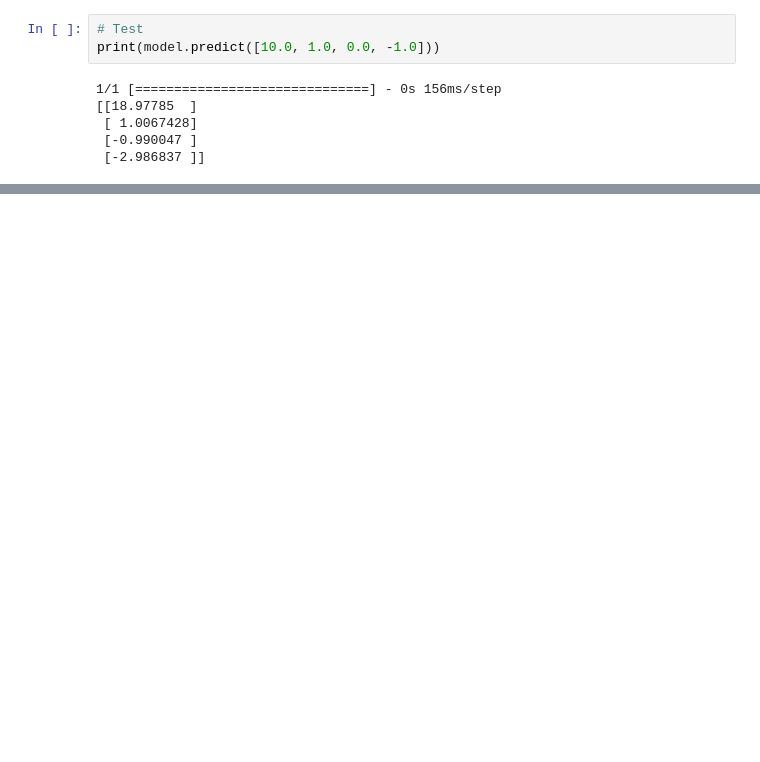
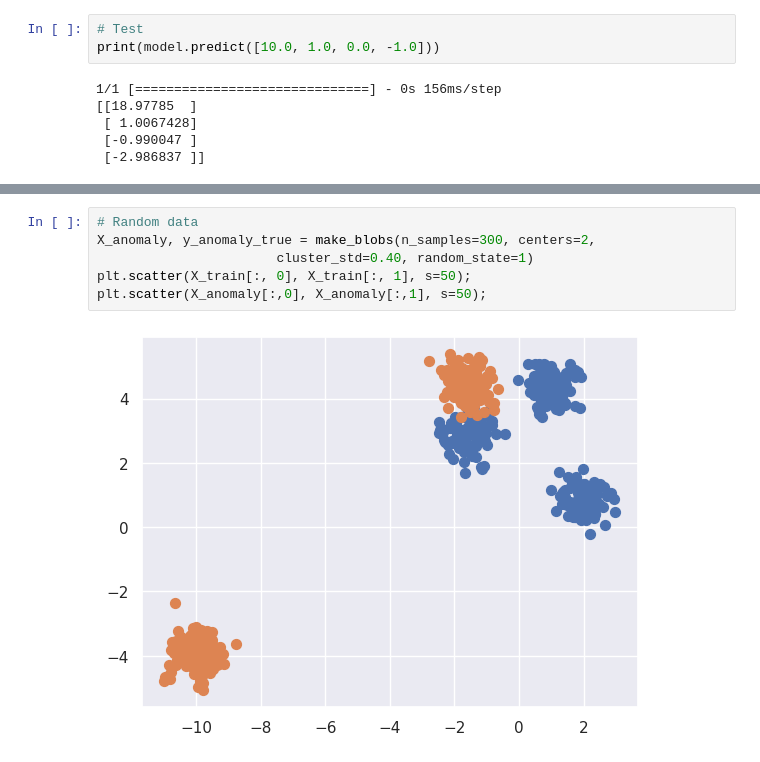
Before and after one commit to vaidikk10/TinyML, a Jupyter notebook: Getting_Started_with_Deep_Learning.ipynb, the cells around one changed output, grey strips where cells are left out. Drawn from its saved outputs; the diff is of its cells as text; blank space fills up the shorter version.

```diff
--- a/Getting_Started_with_Deep_Learning.ipynb
+++ b/Getting_Started_with_Deep_Learning.ipynb
@@ -49,0 +58,8 @@ print(model.predict([10.0, 1.0, 0.0, -1.0]))
+# %%
+# Random data
+X_anomaly, y_anomaly_true = make_blobs(n_samples=300, centers=2,
+                       cluster_std=0.40, random_state=1)
+plt.scatter(X_train[:, 0], X_train[:, 1], s=50);
+plt.scatter(X_anomaly[:,0], X_anomaly[:,1], s=50);
+# %% [output]
+[figure, added]
```
Also changed, not shown: parts of 29 cells of this notebook.
